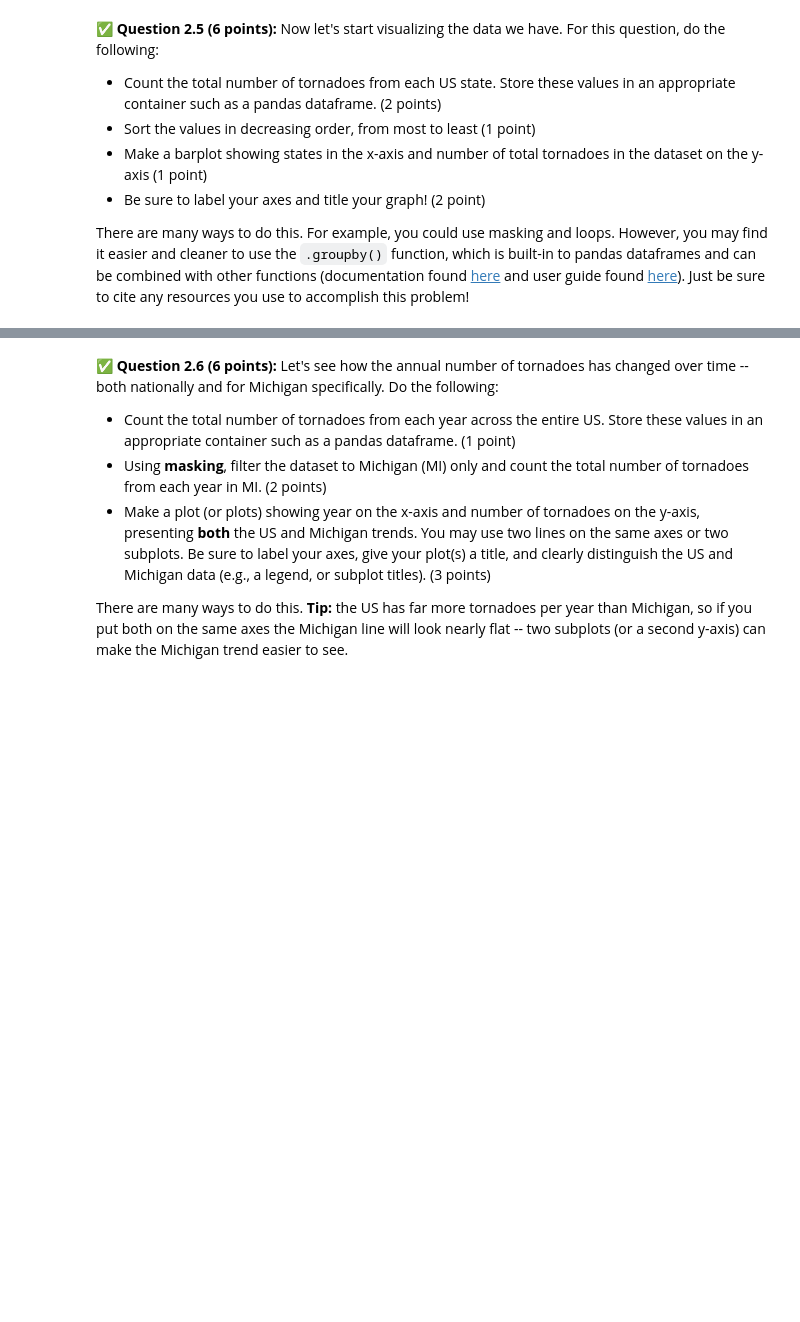
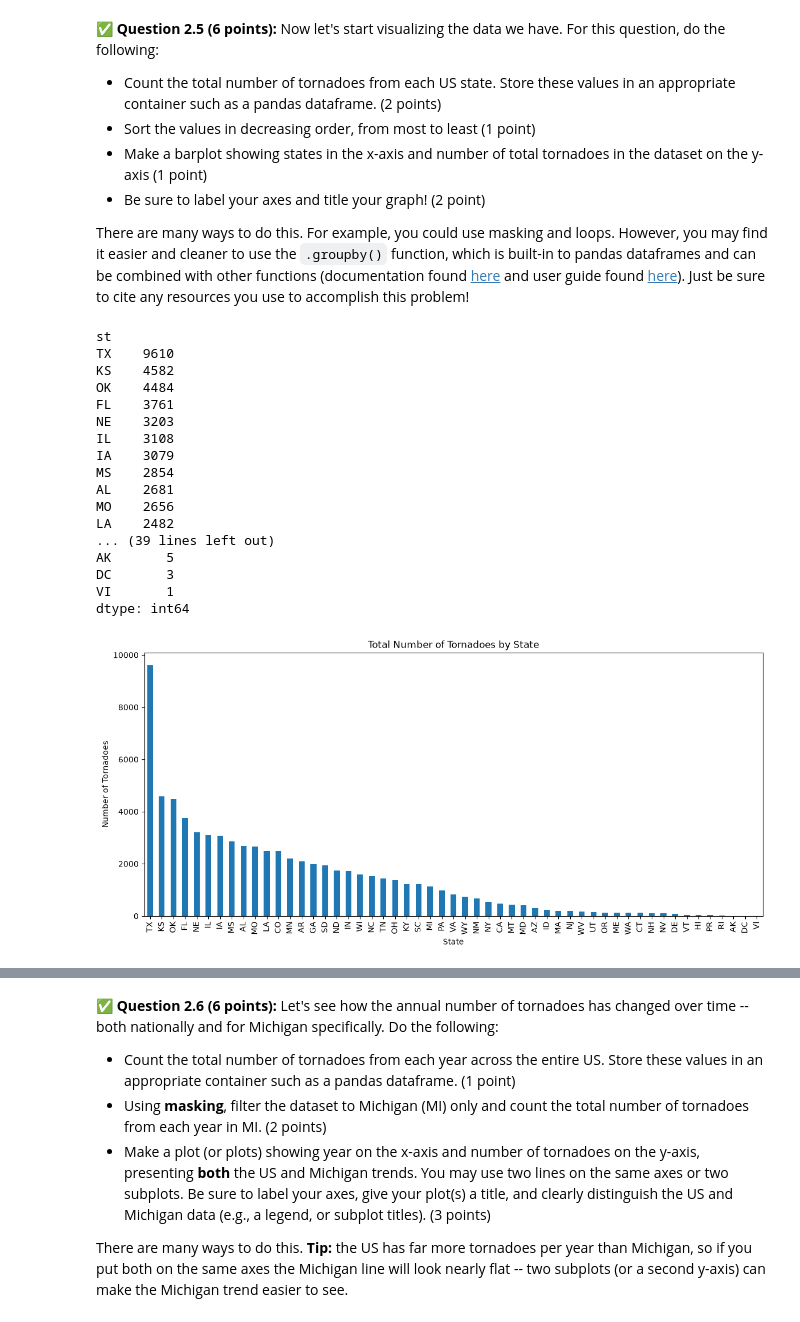
Before and after one commit to Daniel-Crawley/CMSE202-f26-turnin, a Jupyter notebook: hw-01/HW01.ipynb, the cells around one changed output, grey strips where cells are left out. Cells and saved outputs as stored; diff of their text form; code cells hidden in the pictures; blank space fills up the shorter version.

```diff
--- a/hw-01/HW01.ipynb
+++ b/hw-01/HW01.ipynb
@@ -239,3 +247,7 @@ You will need to use the description substantially when you complete this assign
 *Note:* Use the default options for the read command for now. You will likely get a warning when you load in the data -- look at the next question!
 # %%
 # Put your code here
+import pandas as pd
+
+tornadoes = pd.read_csv("1950-2025_actual_tornadoes.csv")
+tornadoes.head()
@@ -285,3 +323,40 @@ There are many ways to do this.  For example, you could use masking and loops.
+# %%
+# Put your code here
+import matplotlib.pyplot as plt
+
+# Count tornadoes for each state and sort from most to least
+state_counts = tornadoes.groupby("st").size().sort_values(ascending=False)
+
+# Display the counts
+print(state_counts)
+
+# Create the bar plot
+state_counts.plot(kind="bar", figsize=(14, 6))
+
+plt.xlabel("State")
+plt.ylabel("Number of Tornadoes")
+plt.title("Total Number of Tornadoes by State")
+plt.show()
+#Source: Pandas DataFrame.groupby() documentation: Pandas documentation linked above
+# %% [output]
+st
+TX    9610
+KS    4582
+OK    4484
+FL    3761
+NE    3203
+IL    3108
+IA    3079
+MS    2854
+AL    2681
+MO    2656
+LA    2482
+... (39 lines left out)
+AK       5
+DC       3
+VI       1
+dtype: int64
+[figure, added]
 # %% [markdown]
 <!-- END QUESTION -->
 <!-- DO NOT MODIFY OR DELETE THIS CELL. Make sure your solution to the question above is in the cell(s) above this one. -->
```
Also changed, not shown: parts of 25 cells of this notebook.
